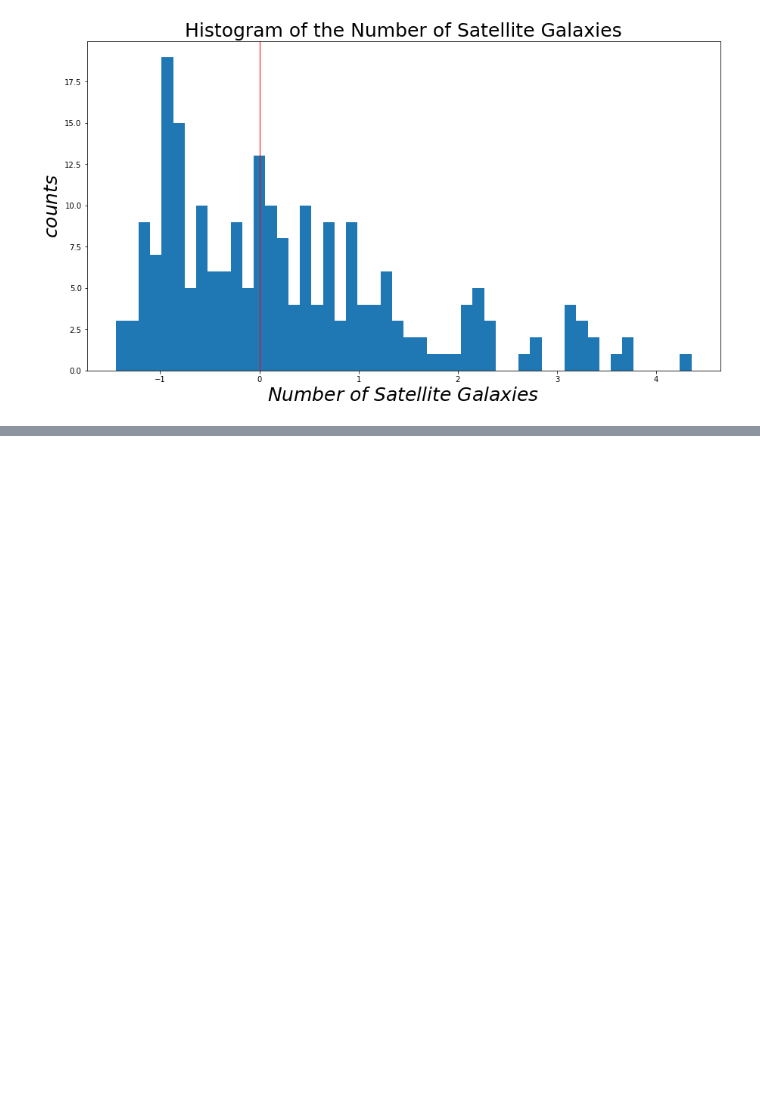
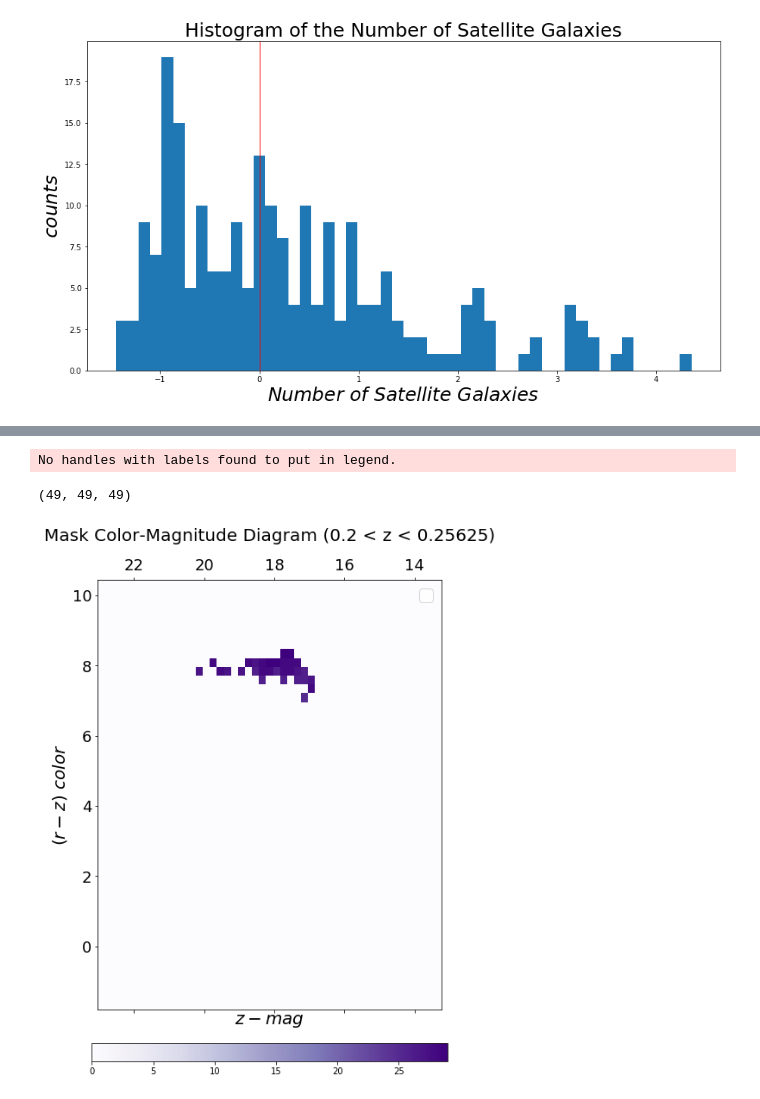
Before and after one commit to metownsend/LRG-Sats, a Jupyter notebook: making_masks.ipynb, the cells around one changed output, grey strips where cells are left out. Drawn from its saved outputs; the diff is of its cells as text; code cells hidden in the pictures; blank space fills up the shorter version.

```diff
--- a/making_masks.ipynb
+++ b/making_masks.ipynb
@@ -716,0 +710,20 @@ print(len(npzfile))
+# %%
+import numpy as np
+
+# print(masks[0])
+# print(masks[0].shape)
+# mask0 = masks[0]
+# mask1 = masks[1]
+# mask2 = masks[2]
+# mask3 = masks[3]
+# mask4 = masks[4]
+# mask5 = masks[5]
+# mask6 = masks[6]
+# mask7 = masks[7]
+
+# # f = open('Users/mtownsend/Desktop/masks.npz', 'w')
+# np.savez('/Users/mtownsend/Desktop/masks.npz', mask0=mask0, mask1=mask1, mask2=mask2, mask3=mask3, mask4=mask4, mask5=mask5, mask6=mask6, mask7=mask7)
+# # f.close()
+
+data = np.load('/Users/mtownsend/Desktop/masks.npz')
+# print(data['mask0'])
@@ -1330,0 +1568,32 @@ standard error is 0.08474269487430519
+# %%
+import matplotlib.pyplot as plt
+import numpy as np
+from matplotlib import colors
+
+print(d0.shape)
+
+rz_v_zmag = d7[:, :, :].sum(axis=2)
+rz_vs_zmag = np.fliplr(rz_v_zmag)
+
+plt.rcParams["figure.figsize"] = [40, 10]
+im1 = plt.matshow(rz_vs_zmag, cmap=plt.cm.Purples, norm=colors.Normalize(), extent=[nouse_edges[1][0], nouse_edges[1][len(nouse_edges[1]) - 1], nouse_edges[0][0], nouse_edges[0][len(nouse_edges[0]) - 1]])
+# plt.scatter(zmag_LRG, rzcolor_LRG, s=4, color='red', label="LRG")
+plt.title("Mask Color-Magnitude Diagram (0.2 < z < 0.25625)".format(i), fontsize=20, pad=20)
+plt.rcParams['xtick.bottom'] = plt.rcParams['xtick.labelbottom'] = True
+plt.rcParams['xtick.top'] = plt.rcParams['xtick.labeltop'] = False
+plt.gca().invert_xaxis()
+plt.tick_params(axis='both', which='major', labelsize=18)
+# plt.xlim(22.36, 16)
+# plt.ylim(-1, 3)
+plt.colorbar(im1, orientation="horizontal", fraction=0.037, pad=0.07)
+plt.xlabel(r'$z-mag$', fontsize=20)
+plt.ylabel(r'$(r-z)$ $color$', fontsize=20)
+plt.legend(loc='upper right', prop={'size': 20}, markerscale=5.0)
+
+# save image with incrementing file name
+# plt.savefig('/Users/mtownsend/Desktop/compareCMDs/maskHistCMD-zslice1-v1.pdf'.format(i))
+plt.show()
+# %% [output]
+No handles with labels found to put in legend.
+(49, 49, 49)
+[figure, added]
```
Also changed, not shown: parts of 14 cells of this notebook.
